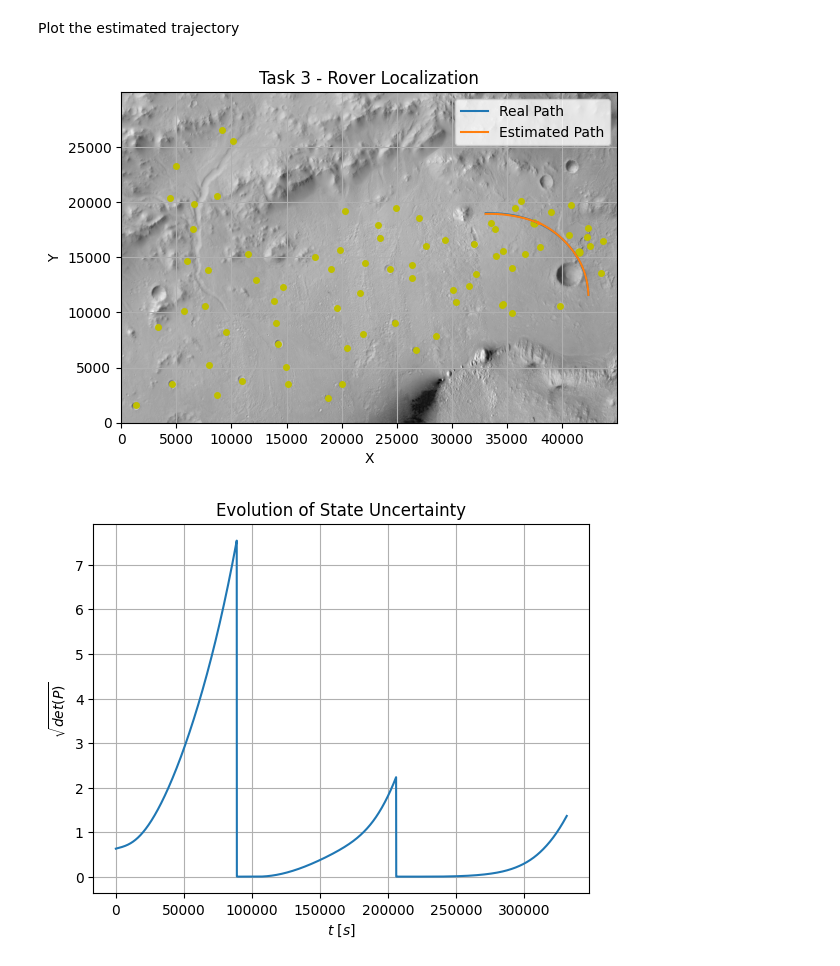
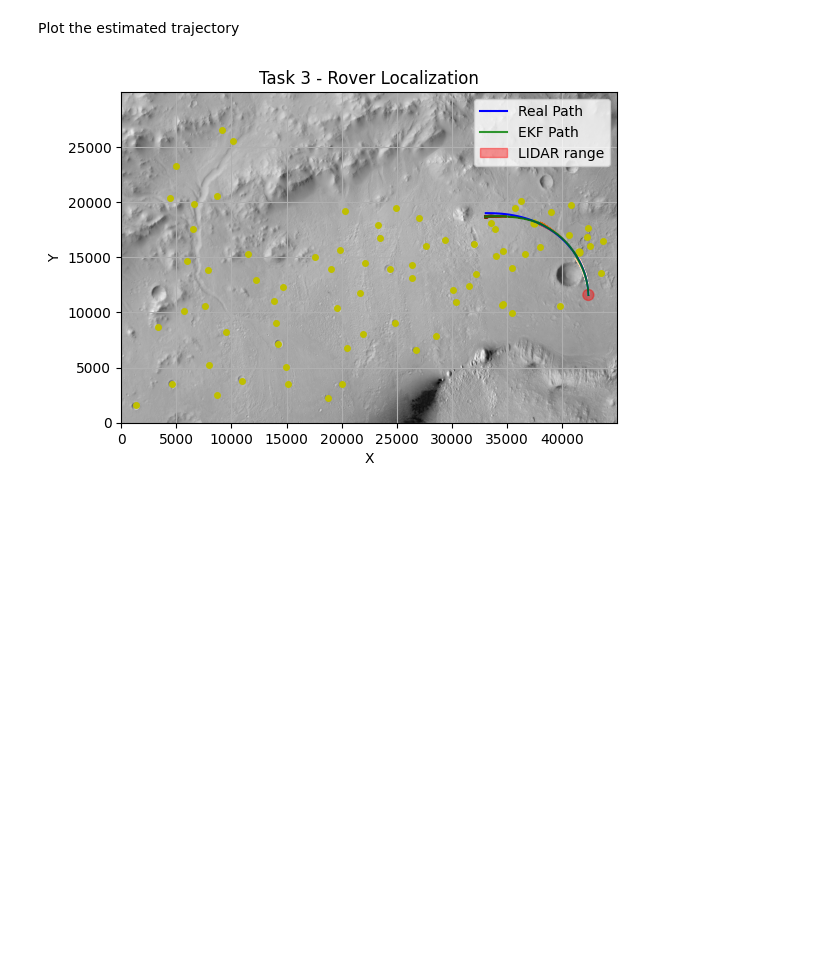
Before and after one commit to SwellPoem/Curiosity_Rover_proj, a Jupyter notebook: main.ipynb, the cells around one changed output. Drawn from its saved outputs; the diff is of its cells as text; code cells hidden in the pictures; blank space fills up the shorter version.

Commit message:
Ellipses plots

```diff
--- a/main.ipynb
+++ b/main.ipynb
@@ -279,7 +278,7 @@ Define Problem Parameters
 # Retrieve Trajectory from Task 1
 q_real = P.T            # N x 3 matrix containing the real pose state at each time step
 tspan_real = tspan      # N x 1 array containing the timespan
-print(q_real)
+# print(q_real)
 
 # Define Model Parameters
 sigma_x = 6                         # m
@@ -290,9 +289,9 @@ sigma_theta = np.deg2rad(1)         # rad
 L0 = np.array([[sigma_x**2, 0, 0], [0, sigma_y**2, 0], [0, 0, sigma_theta**2]])
 
 # Define Sensor Parameters
-sigma_d = 4e-3      # m         #odometer distance measurement noise
+sigma_d = 0.004      # m         #odometer distance measurement noise
 sigma_theta = np.deg2rad(0.05)      # rad       #odomter heading angle measurement noise
 
-lidar_maxrange=499      #m         # lidar maximum range
-sigma_r=10e-2       # m         # lidar range measurement noise
+lidar_maxrange=500      #m         # lidar maximum range
+sigma_r=0.010       # m         # lidar range measurement noise
 sigma_beta=np.deg2rad(0.25)     #rad     # lidar bearing measurement noise
@@ -306,0 +300,2 @@ sigma_beta=np.deg2rad(0.25)     #rad     # lidar bearing measurement noise
+# %%
+q_est_dr, L_est_dr = dead_reckoning(q_real, sigma_d, sigma_theta, L0)
@@ -312,7 +334,7 @@ $z = h(q, lm) \qquad \qquad H_q = \frac{\partial h}{\partial q}$
 Perform the Trajectory Reconstruction
 # %%
 # Compute Reconstructed Trajectory
-q_est, L_est = trajectory_reconstruction(q_real, sigma_d, sigma_theta, L0, lidar_maxrange, sigma_r, sigma_beta, xLM, yLM)
+q_est, L_est = EKF(q_real, sigma_d, sigma_theta, L0, lidar_maxrange, sigma_r, sigma_beta, xLM, yLM)
 
 # Compute the square root of the determinant of each Covariance matrix
 sqrt_det_L = [np.sqrt(np.linalg.det(L)) for L in L_est]
@@ -321,29 +343,30 @@ Plot the estimated trajectory
 # %%
 plt.figure("Task 3 - Rover Localization")
 plt.title("Task 3 - Rover Localization")
 plt.imshow(env_map, cmap='gray', extent=(Xvec[0], Xvec[-1], Yvec[-1], Yvec[0]))
 plt.plot(xLM, yLM, 'yo', markersize=4, linewidth=1)
 plt.plot(xLM[12], yLM[12], 'yo', markersize=5, linewidth=2)
 plt.plot(xLM[0], yLM[0], 'yo', markersize=5, linewidth=2)
-plt.plot(q_real[:, 0], q_real[:, 1], label='Real Path')
-plt.plot(q_est[:, 0], q_est[:, 1], label='Estimated Path')
+plt.plot(q_real[:, 0], q_real[:, 1], label='Real Path', c='Blue')
+plt.plot(q_est[:, 0], q_est[:, 1], label='EKF Path', c='green', linestyle='-', alpha= 0.8)
 plt.xlabel('X')
 plt.ylabel('Y')
 plt.grid(True)
+
+#sow a circle of the radius of the lidar range
+circle = Circle((q_est[0, 0], q_est[0, 1]), lidar_maxrange, label='LIDAR range', color='r', fill=True, alpha=0.4)
+plt.gca().add_patch(circle)
 plt.legend()
+
+# Get a colormap
+cmap = cm.get_cmap('Oranges')
+# Calculate the number of ellipses
+num_ellipses = len(q_est)
+for i in range(num_ellipses):
+    # Get a color from the colormap
+    color = cmap(i / num_ellipses)
+    # Plot the ellipse with the chosen color
+    plot_covariance_ellipse(q_est[i, :2], L_est[i], plt, n_sigma=4, edgecolor=color, alpha=1)
 plt.show()
-
-# Visualize the Covariance Matrix Evolution
-plt.figure("Covariance Matrix Evolution")
-plt.plot(tspan, sqrt_det_L)
-plt.xlabel('$t \ [s]$')
-plt.ylabel('$\sqrt{det(P)}$')
-plt.title('Evolution of State Uncertainty')
-plt.grid(True)
-plt.show()
-
-# Ideas:
-# Set the required landmarks at the beginning of the array to speed up the EKF process
 # %% [output]
-[figure, old version]
+[figure, new version]
-[figure, removed]
```
Also changed, not shown: parts of 8 cells of this notebook, 12 other files.
